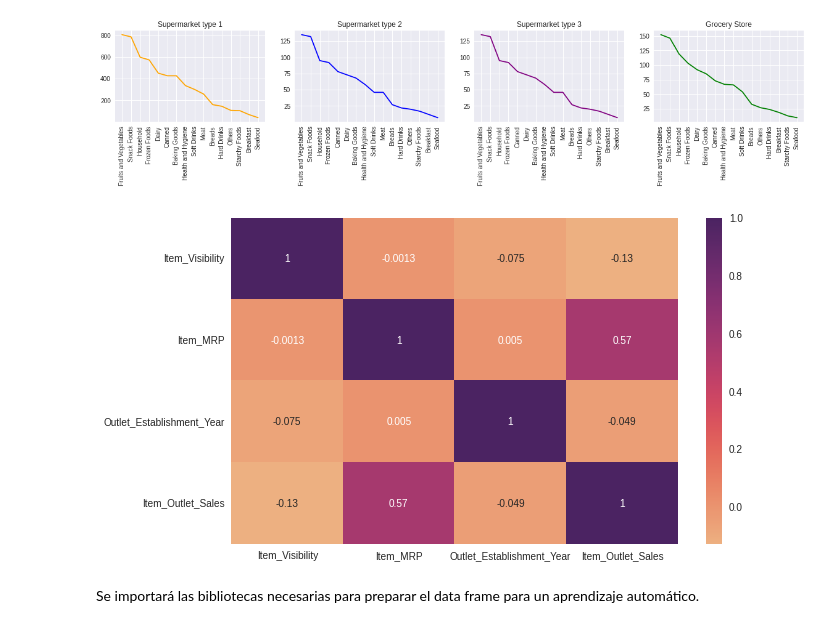
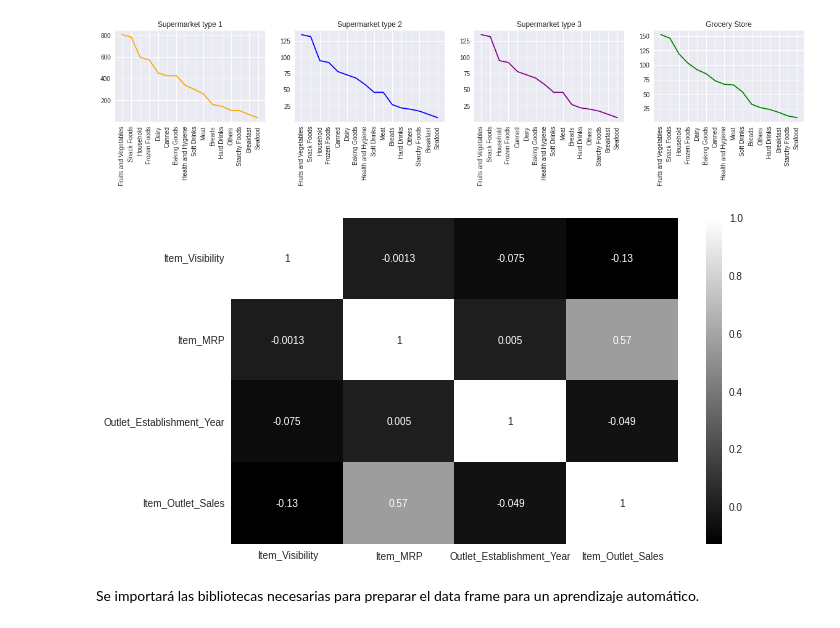
Before and after one commit to YesenniaP/introducci-n-github, a Jupyter notebook: Prediccion_ventas.ipynb, the cells around one changed output. Saved outputs shown, nothing was run; the diff lists cells and outputs as text; code cells hidden in the pictures.

```diff
--- a/Prediccion_ventas.ipynb
+++ b/Prediccion_ventas.ipynb
@@ -216,13 +216,13 @@ Text(0.5, 1.0, 'Grocery Store')
 # %%
 corr = df1.corr()
 
 plt.figure(figsize=(10, 6))
-sns.heatmap(corr, cmap = "flare", annot=True)
+sns.heatmap(corr, cmap = "gray", annot=True)
 plt.show()
 
 #La correlación que hay entre el precio maximo de venta de un producto al publico y las ventas del producto en una tienda particular es moderada de forma positiva
 # %% [output]
-[figure, old version]
+[figure, new version]
 # %% [markdown]
 Se importará las bibliotecas necesarias para preparar el data frame para un aprendizaje automático.
 # %%
```
Also changed, not shown: parts of 36 cells of this notebook.
